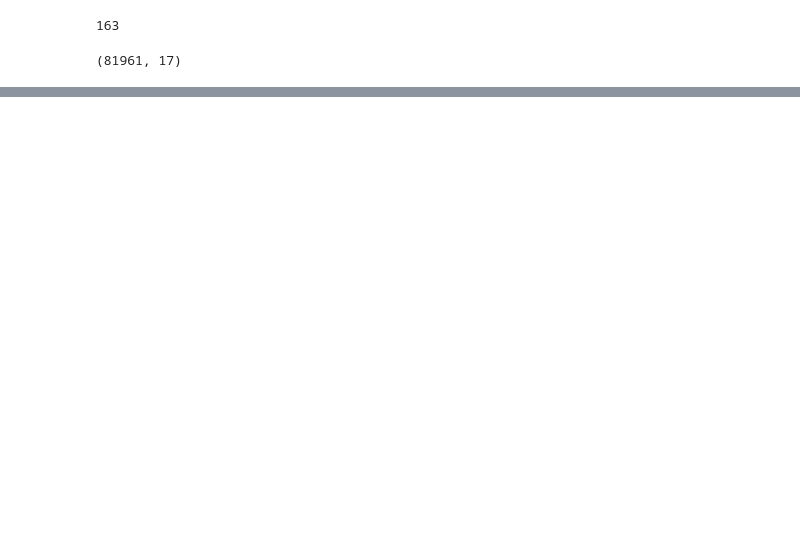
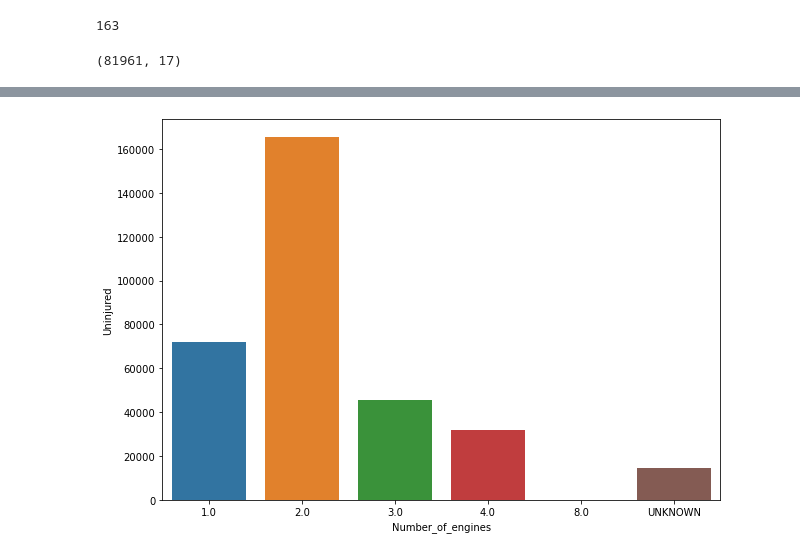
Before and after one commit to MosesMusyoki/dsc-phase_1_project, a Jupyter notebook: student.ipynb, the cells around one changed output, grey strips where cells are left out. Cells and saved outputs as stored; diff of their text form; code cells hidden in the pictures; blank space fills up the shorter version.

```diff
--- a/student.ipynb
+++ b/student.ipynb
@@ -440,0 +523,6 @@ aviation_data_new.shape
+# %%
+fig, ax = plt.subplots(figsize = (10, 7))
+
+sns.barplot(x = 'Number_of_engines',y='Uninjured' , data = engines_group);
+# %% [output]
+[figure, added]
```
Also changed, not shown: parts of 42 cells of this notebook.
